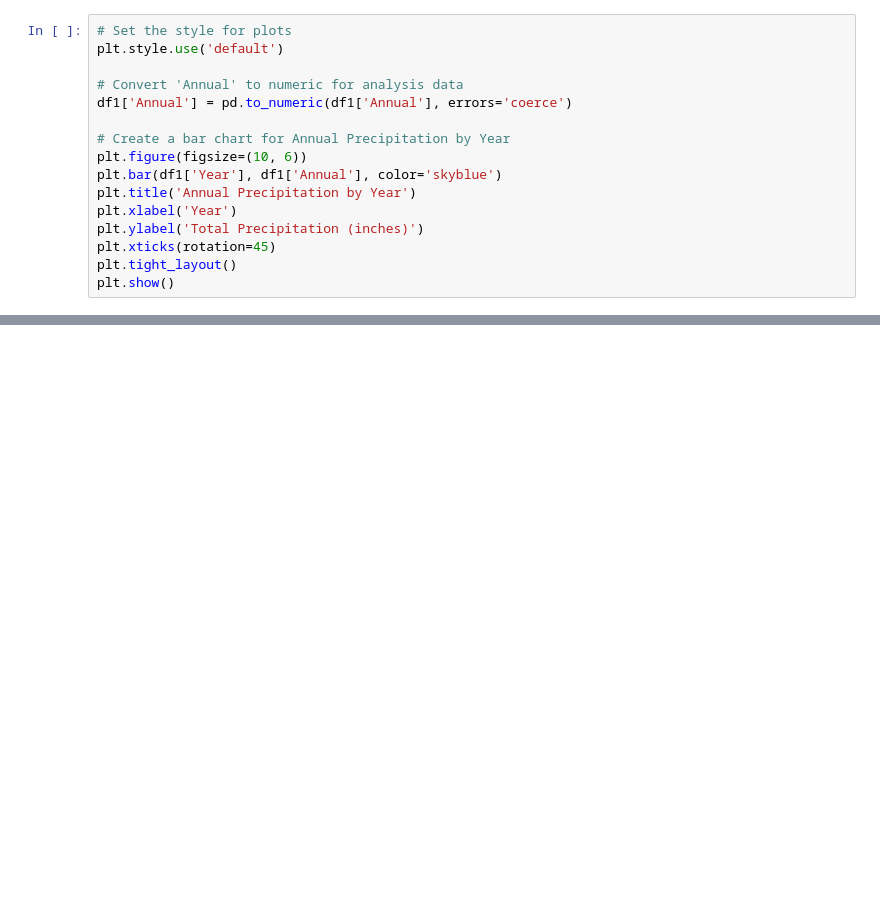
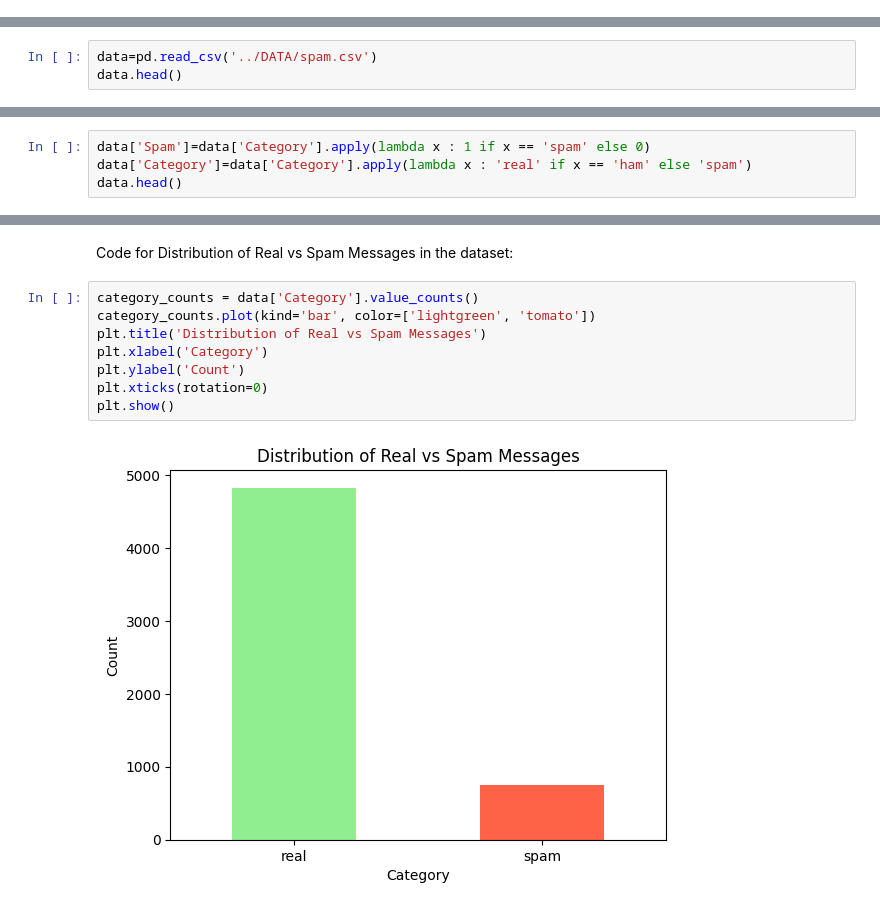
Before and after one commit to phipyao/ds4002-project-1, a Jupyter notebook: SCRIPTS/code.ipynb, the cells around one changed output, grey strips where cells are left out. Cells and saved outputs as stored; diff of their text form; blank space fills up the shorter version.

```diff
--- a/SCRIPTS/code.ipynb
+++ b/SCRIPTS/code.ipynb
@@ -54,16 +0,0 @@ df3.head()
-# %%
-# Set the style for plots
-plt.style.use('default')
-
-# Convert 'Annual' to numeric for analysis data
-df1['Annual'] = pd.to_numeric(df1['Annual'], errors='coerce')
-
-# Create a bar chart for Annual Precipitation by Year
-plt.figure(figsize=(10, 6))
-plt.bar(df1['Year'], df1['Annual'], color='skyblue')
-plt.title('Annual Precipitation by Year')
-plt.xlabel('Year')
-plt.ylabel('Total Precipitation (inches)')
-plt.xticks(rotation=45)
-plt.tight_layout()
-plt.show()
@@ -399,0 +22,3 @@ plt.show()
+# %%
+data=pd.read_csv('../DATA/spam.csv')
+data.head()
@@ -399,0 +32,4 @@ plt.show()
+# %%
+data['Spam']=data['Category'].apply(lambda x : 1 if x == 'spam' else 0)
+data['Category']=data['Category'].apply(lambda x : 'real' if x == 'ham' else 'spam')
+data.head()
@@ -399,0 +43,12 @@ plt.show()
+# %% [markdown]
+Code for Distribution of Real vs Spam Messages in the dataset:
+# %%
+category_counts = data['Category'].value_counts()
+category_counts.plot(kind='bar', color=['lightgreen', 'tomato'])
+plt.title('Distribution of Real vs Spam Messages')
+plt.xlabel('Category')
+plt.ylabel('Count')
+plt.xticks(rotation=0)
+plt.show()
+# %% [output]
+[figure, added]
```
Also changed, not shown: parts of 44 cells of this notebook.
